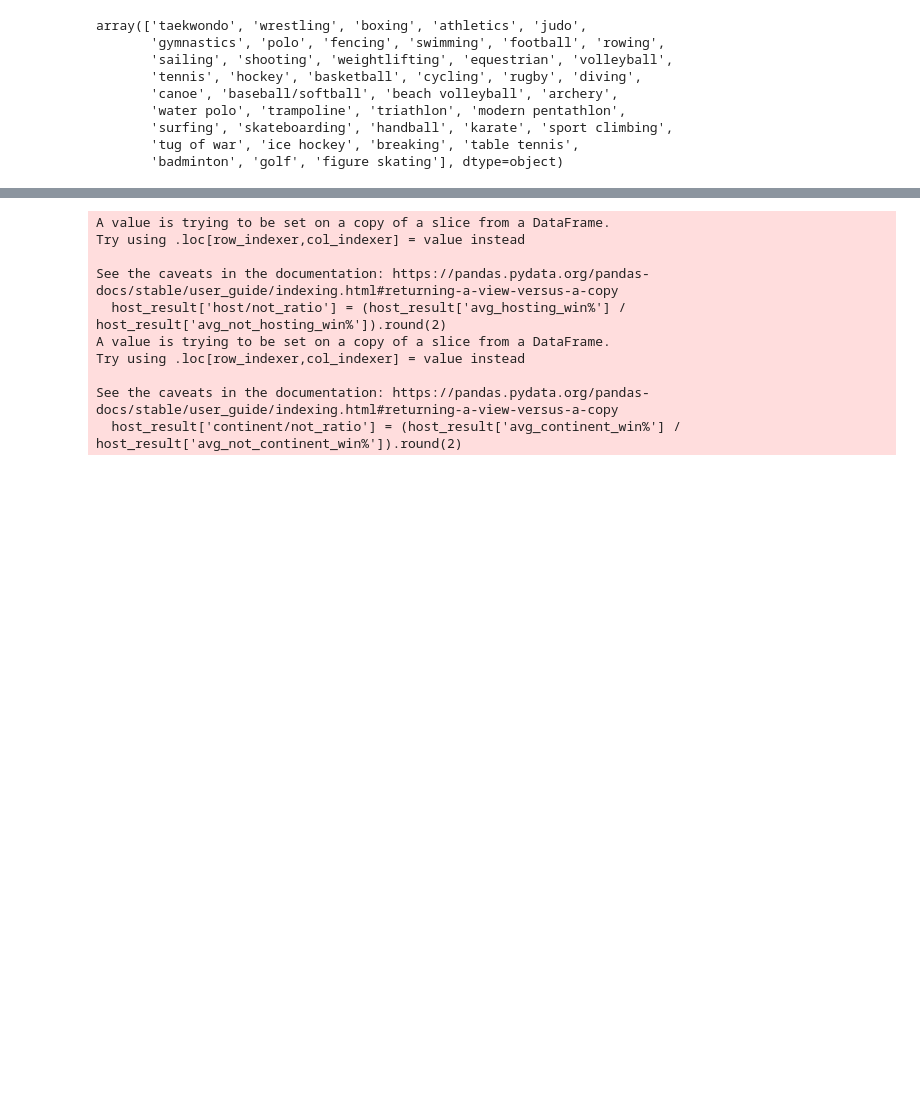
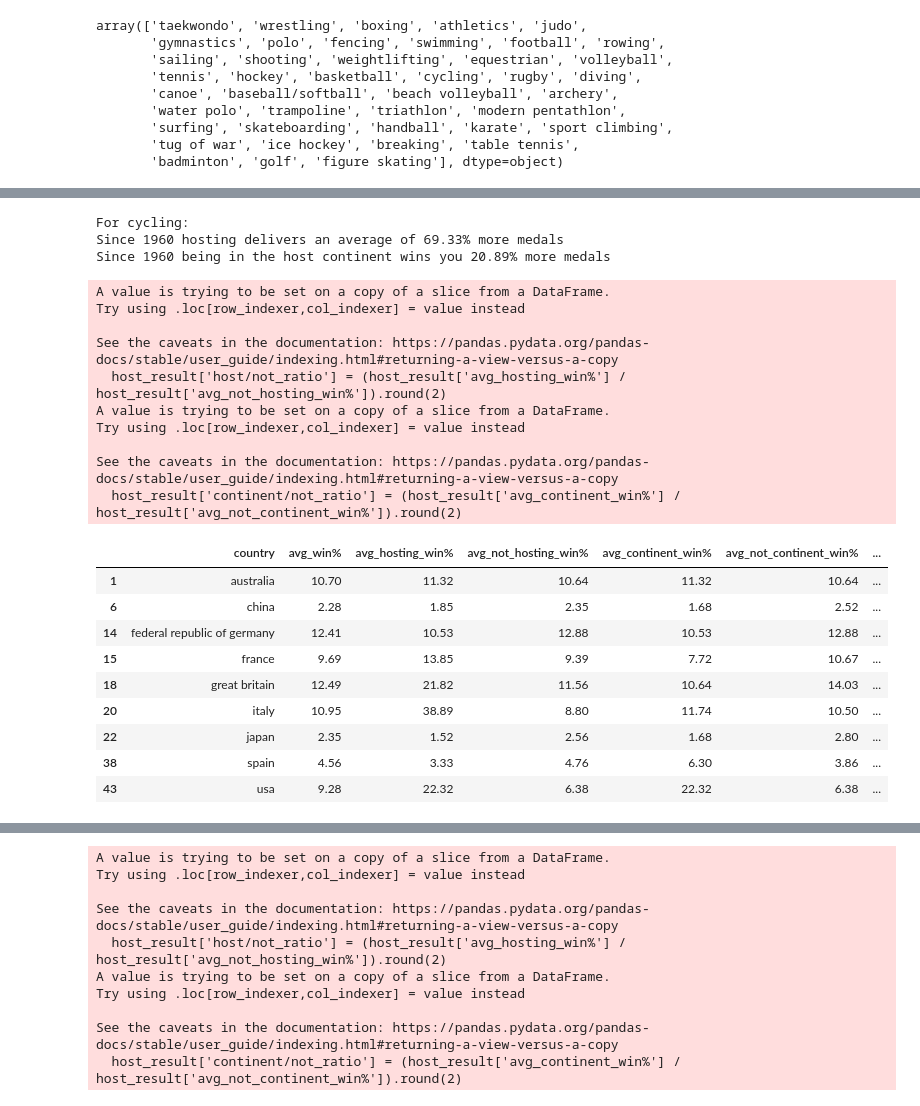
Before and after one commit to naeron75/sql-database, a Jupyter notebook: notebooks/analysis_owen.ipynb, the cells around one changed output, grey strips where cells are left out. Cells and saved outputs as stored; diff of their text form; code cells hidden in the pictures; blank space fills up the shorter version.

```diff
--- a/notebooks/analysis_owen.ipynb
+++ b/notebooks/analysis_owen.ipynb
@@ -518,41 +569,12 @@ ball_sports = ['football','volleyball','tennis', 'hockey', 'basketball','rugby',
 aquatic = ['swimming','rowing','sailing','diving','canoe','water polo','surfing']
 combat = ['taekwondo', 'wrestling', 'boxing', 'judo', 'fencing', 'karate']
 
+
 sport_df = country_medals[country_medals['discipline'].isin(ball_sports)]
 combat_df = country_medals[country_medals['discipline'].isin(combat)]
 aqua_df = country_medals[country_medals['discipline'].isin(aquatic)]
 gym_df = country_medals[country_medals['discipline'] == 'gymnastics']
 ath_df = country_medals[country_medals['discipline'] == 'athletics']
+eq_df = country_medals[country_medals['discipline'] == 'equestrian']
+cy_df = country_medals[country_medals['discipline'] == 'cycling']
 gold_df = country_medals[country_medals['medal_type'] == 'gold']
-
-print("Overall:")
-result_df = get_ratio_data()
-chart_ratio(result_df)
-continent_ratio(result_df)
-print()
-
-print("For golds:")
-gold_only = get_ratio_data(ath_df, 1960)
-chart_ratio(gold_only)
-continent_ratio(gold_only)
-print()
-
-print("For ball sports:")
-get_ratio_data(sport_df, 1960)
-print()
-
-print("For combat events:")
-get_ratio_data(combat_df, 1960)
-print()
-
-print("For aquatic events:")
-get_ratio_data(aqua_df, 1960)
-print()
-
-print("For gymnastics:")
-get_ratio_data(gym_df, 1960)
-print()
-
-print("For athletics:")
-get_ratio_data(ath_df, 1960)
-print()
@@ -628,0 +783,27 @@ See the caveats in the documentation: https://pandas.pydata.org/pandas-docs/stab
+# %%
+print("For cycling:")
+get_ratio_data(cy_df, 1960)
+# %% [output]
+For cycling:
+Since 1960 hosting delivers an average of 69.33% more medals
+Since 1960 being in the host continent wins you 20.89% more medals
+A value is trying to be set on a copy of a slice from a DataFrame.
+Try using .loc[row_indexer,col_indexer] = value instead
+
+See the caveats in the documentation: https://pandas.pydata.org/pandas-docs/stable/user_guide/indexing.html#returning-a-view-versus-a-copy
+  host_result['host/not_ratio'] = (host_result['avg_hosting_win%'] / host_result['avg_not_hosting_win%']).round(2)
+A value is trying to be set on a copy of a slice from a DataFrame.
+Try using .loc[row_indexer,col_indexer] = value instead
+
+See the caveats in the documentation: https://pandas.pydata.org/pandas-docs/stable/user_guide/indexing.html#returning-a-view-versus-a-copy
+  host_result['continent/not_ratio'] = (host_result['avg_continent_win%'] / host_result['avg_not_continent_win%']).round(2)
+|  | country | avg_win% | avg_hosting_win% | avg_not_hosting_win% | avg_continent_win% | avg_not_continent_win% | ... |
+| 1 | australia | 10.70 | 11.32 | 10.64 | 11.32 | 10.64 | ... |
+| 6 | china | 2.28 | 1.85 | 2.35 | 1.68 | 2.52 | ... |
+| 14 | federal republic of germany | 12.41 | 10.53 | 12.88 | 10.53 | 12.88 | ... |
+| 15 | france | 9.69 | 13.85 | 9.39 | 7.72 | 10.67 | ... |
+| 18 | great britain | 12.49 | 21.82 | 11.56 | 10.64 | 14.03 | ... |
+| 20 | italy | 10.95 | 38.89 | 8.80 | 11.74 | 10.50 | ... |
+| 22 | japan | 2.35 | 1.52 | 2.56 | 1.68 | 2.80 | ... |
+| 38 | spain | 4.56 | 3.33 | 4.76 | 6.30 | 3.86 | ... |
+| 43 | usa | 9.28 | 22.32 | 6.38 | 22.32 | 6.38 | ... |
```
Also changed, not shown: parts of 17 cells of this notebook, 2 other files.
